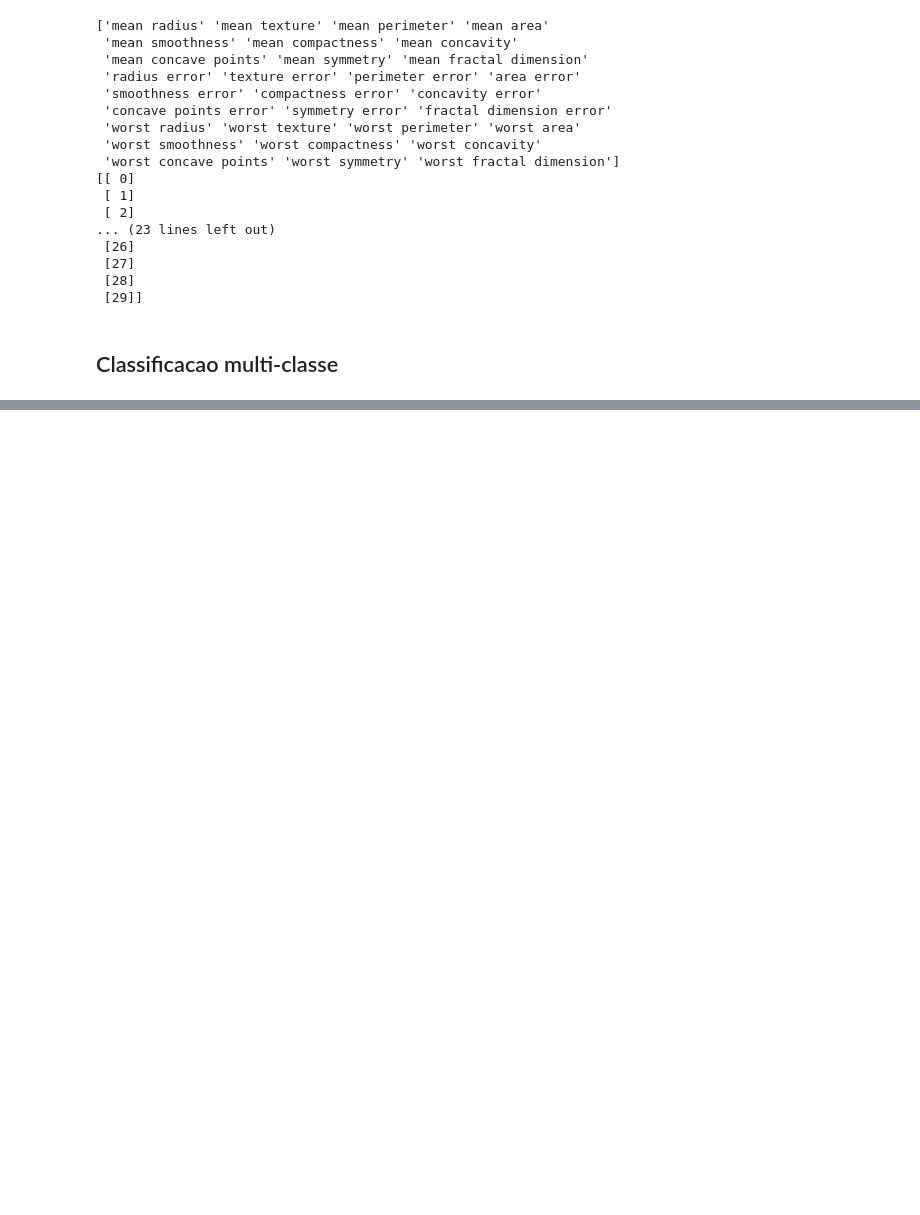
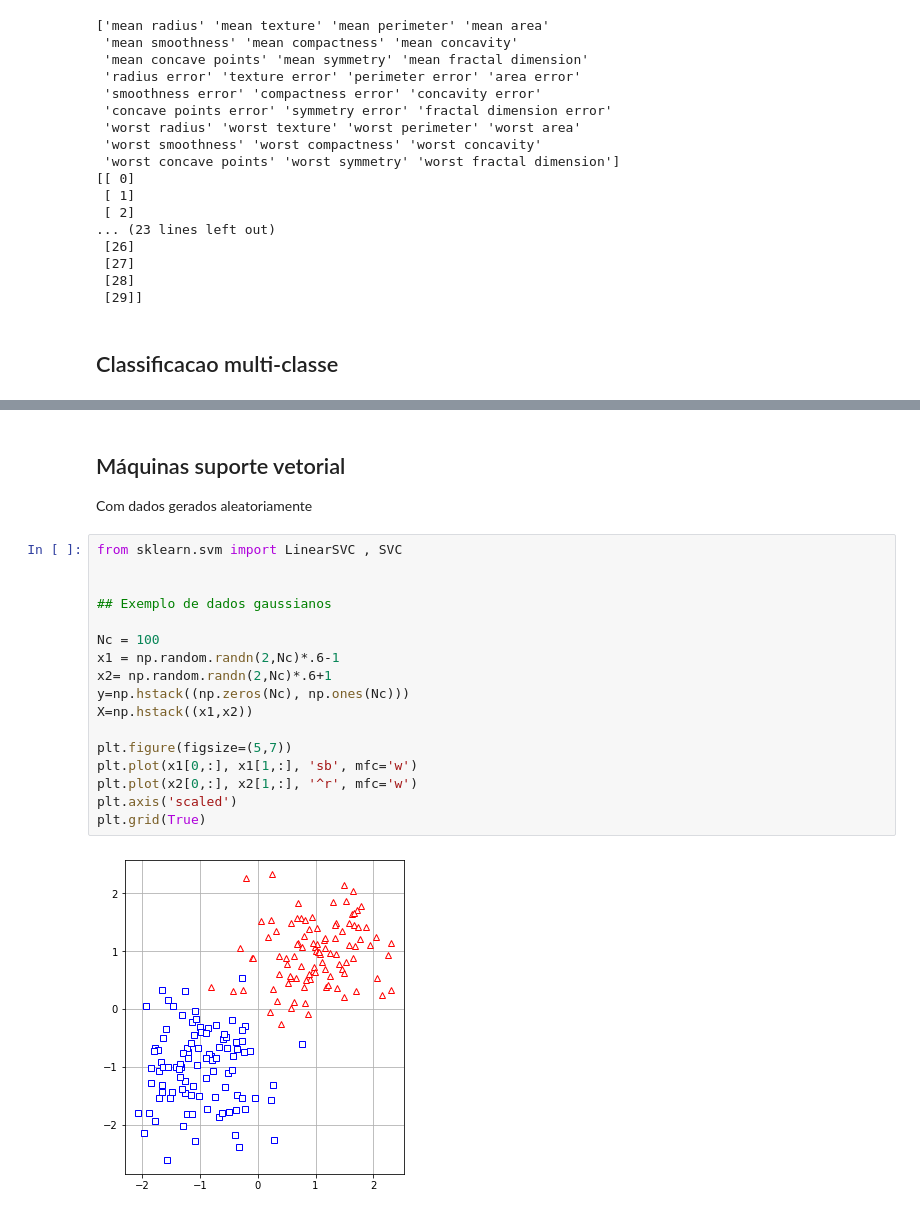
Before and after one commit to eddoasso/ISEL-AA, a Jupyter notebook: Labs/Lab5/Lab5.ipynb, the cells around one changed output, grey strips where cells are left out. Cells and saved outputs as stored; diff of their text form; blank space fills up the shorter version.

```diff
--- a/Labs/Lab5/Lab5.ipynb
+++ b/Labs/Lab5/Lab5.ipynb
@@ -173,0 +181,22 @@ Num erros  4
+# %% [markdown]
+## Máquinas suporte vetorial
+ Com dados gerados aleatoriamente
+# %%
+from sklearn.svm import LinearSVC , SVC
+
+
+## Exemplo de dados gaussianos
+
+Nc = 100
+x1 = np.random.randn(2,Nc)*.6-1
+x2= np.random.randn(2,Nc)*.6+1
+y=np.hstack((np.zeros(Nc), np.ones(Nc)))
+X=np.hstack((x1,x2))
+
+plt.figure(figsize=(5,7))
+plt.plot(x1[0,:], x1[1,:], 'sb', mfc='w')
+plt.plot(x2[0,:], x2[1,:], '^r', mfc='w')
+plt.axis('scaled')
+plt.grid(True)
+# %% [output]
+[figure, added]
```
Also changed, not shown: parts of 9 cells of this notebook, 3 other files.
